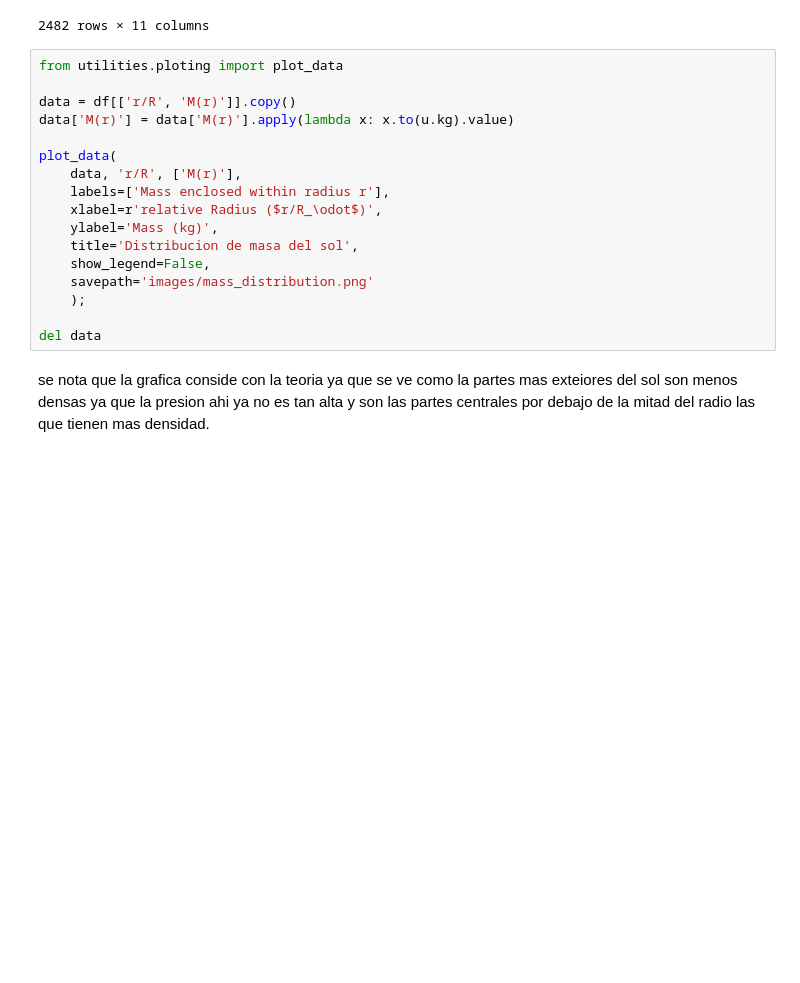
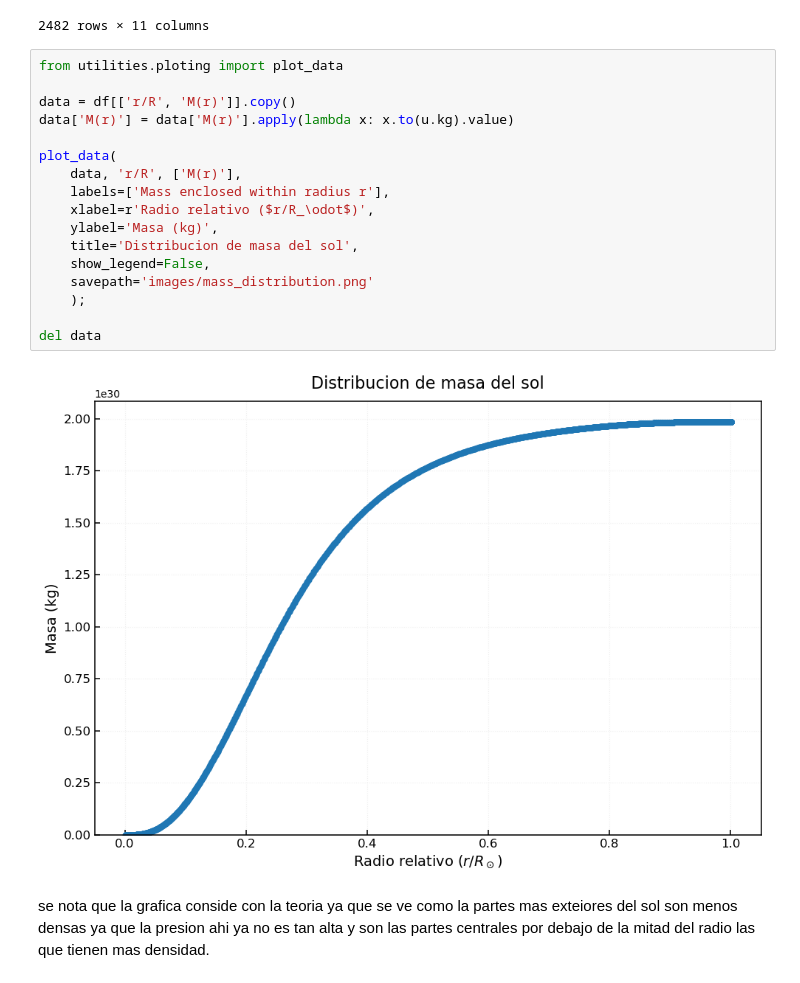
Before and after one commit to thomatrixting/solar_esturcture_modeling, a Jupyter notebook: main.ipynb, the cells around one changed output. Saved outputs shown, nothing was run; the diff lists cells and outputs as text; blank space fills up the shorter version.

```diff
--- a/main.ipynb
+++ b/main.ipynb
@@ -91,20 +94,22 @@ df
 # %%
 from utilities.ploting import plot_data
 
 data = df[['r/R', 'M(r)']].copy()
 data['M(r)'] = data['M(r)'].apply(lambda x: x.to(u.kg).value)
 
 plot_data(
     data, 'r/R', ['M(r)'],
     labels=['Mass enclosed within radius r'],
-    xlabel=r'relative Radius ($r/R_\odot$)',
-    ylabel='Mass (kg)',
+    xlabel=r'Radio relativo ($r/R_\odot$)',
+    ylabel='Masa (kg)',
     title='Distribucion de masa del sol',
     show_legend=False,
     savepath='images/mass_distribution.png'
     );
 
 del data
+# %% [output]
+[figure, added]
 # %% [markdown]
 se nota que la grafica conside con la teoria ya que se ve como la partes mas exteiores del sol son menos densas ya que la presion ahi ya no es tan alta y son las partes centrales por debajo de la mitad del radio las que tienen mas densidad.
 # %% [markdown]
```
Also changed, not shown: parts of 2 cells of this notebook, 3 other files.
